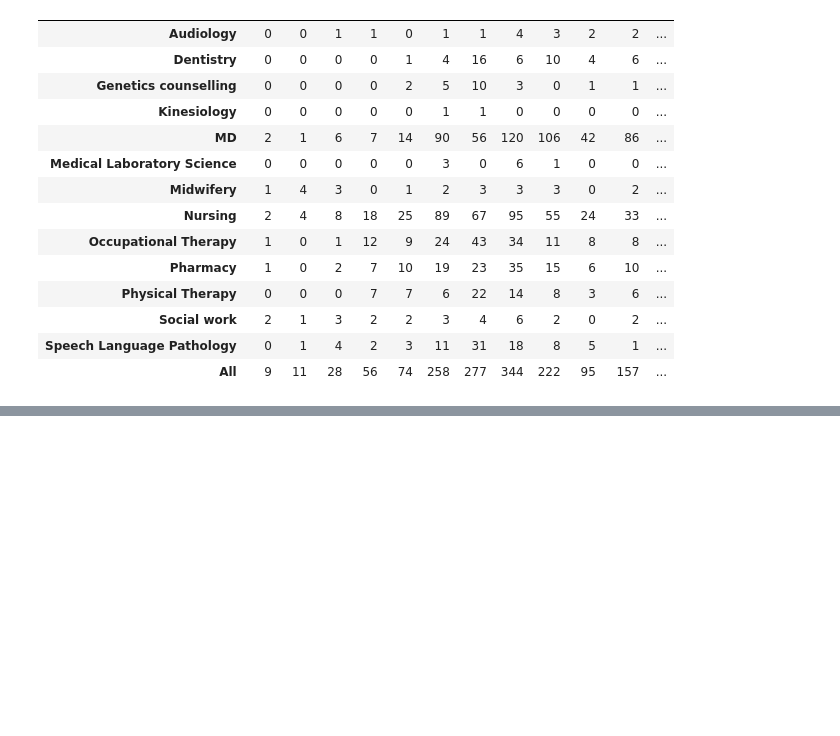
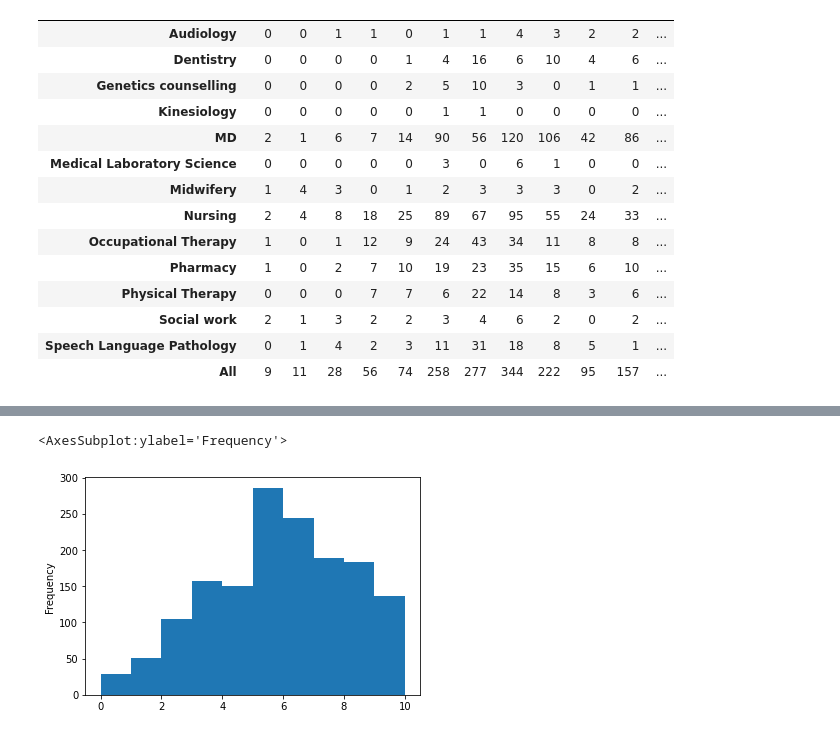
Before and after one commit to minnieteng/ai_survey, a Jupyter notebook: survey_analysis.ipynb, the cells around one changed output, grey strips where cells are left out. Cells and saved outputs as stored; diff of their text form; code cells hidden in the pictures; blank space fills up the shorter version.

```diff
--- a/survey_analysis.ipynb
+++ b/survey_analysis.ipynb
@@ -584,0 +983,7 @@ sp.posthoc_conover(df_val, val_col='AI_percep', group_col='program', p_adjust =
+# %%
+#Likert Scale Responses to Statement:" I understand the ethical implications of AI usage in my field."
+AI_ethics_dist = df_val["AI_ethics_Likert"]
+AI_ethics_dist.plot(kind="hist")
+# %% [output]
+<AxesSubplot:ylabel='Frequency'>
+[figure, added]
```
Also changed, not shown: parts of 71 cells of this notebook.
